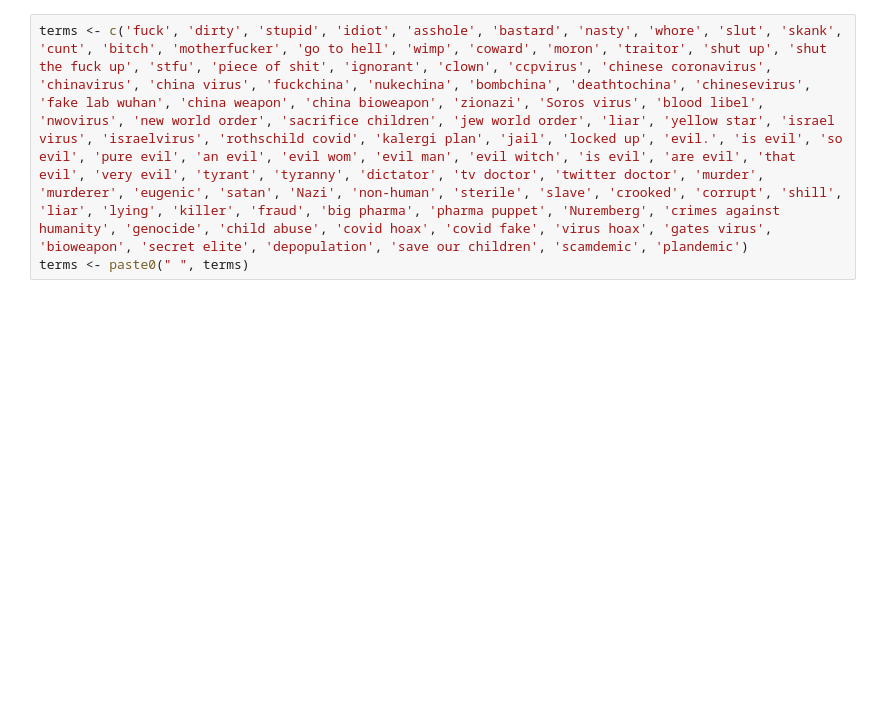
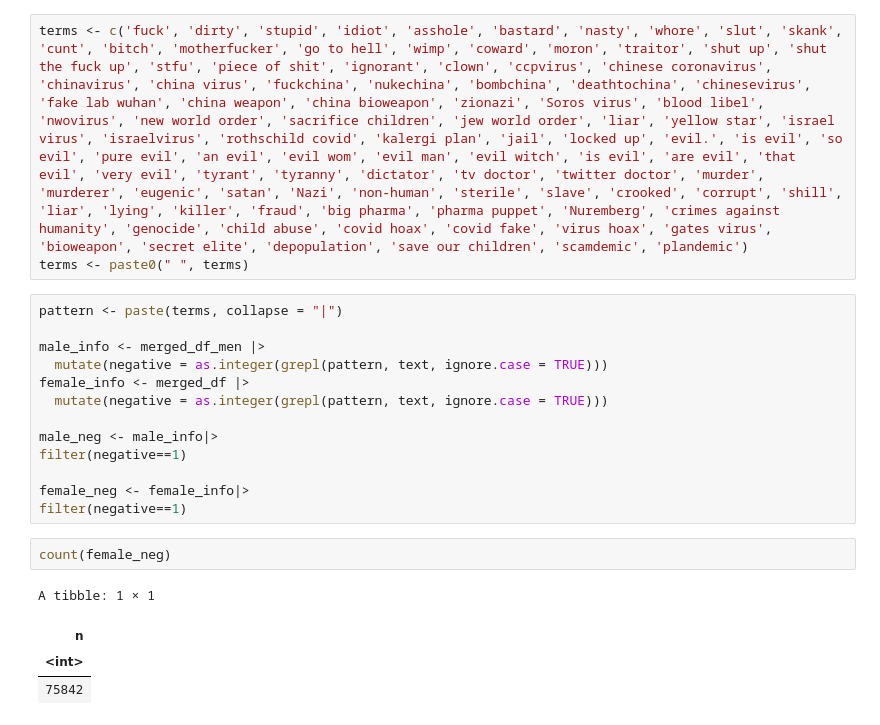
Before and after one commit to Irene-Berezin/tweets, a Jupyter notebook: Untitled-1.ipynb, the cells around one changed output. Cells and saved outputs as stored; diff of their text form; blank space fills up the shorter version.

```diff
--- a/Untitled-1.ipynb
+++ b/Untitled-1.ipynb
@@ -173,3 +237,23 @@ A tibble: 5088774 × 2
 # %%
 terms <- c('fuck', 'dirty', 'stupid', 'idiot', 'asshole', 'bastard', 'nasty', 'whore', 'slut', 'skank', 'cunt', 'bitch', 'motherfucker', 'go to hell', 'wimp', 'coward', 'moron', 'traitor', 'shut up', 'shut the fuck up', 'stfu', 'piece of shit', 'ignorant', 'clown', 'ccpvirus', 'chinese coronavirus', 'chinavirus', 'china virus', 'fuckchina', 'nukechina', 'bombchina', 'deathtochina', 'chinesevirus', 'fake lab wuhan', 'china weapon', 'china bioweapon', 'zionazi', 'Soros virus', 'blood libel', 'nwovirus', 'new world order', 'sacrifice children', 'jew world order', 'liar', 'yellow star', 'israel virus', 'israelvirus', 'rothschild covid', 'kalergi plan', 'jail', 'locked up', 'evil.', 'is evil', 'so evil', 'pure evil', 'an evil', 'evil wom', 'evil man', 'evil witch', 'is evil', 'are evil', 'that evil', 'very evil', 'tyrant', 'tyranny', 'dictator', 'tv doctor', 'twitter doctor', 'murder', 'murderer', 'eugenic', 'satan', 'Nazi', 'non-human', 'sterile', 'slave', 'crooked', 'corrupt', 'shill', 'liar', 'lying', 'killer', 'fraud', 'big pharma', 'pharma puppet', 'Nuremberg', 'crimes against humanity', 'genocide', 'child abuse', 'covid hoax', 'covid fake', 'virus hoax', 'gates virus', 'bioweapon', 'secret elite', 'depopulation', 'save our children', 'scamdemic', 'plandemic')
 terms <- paste0(" ", terms)
+# %%
+pattern <- paste(terms, collapse = "|")
+
+male_info <- merged_df_men |>
+  mutate(negative = as.integer(grepl(pattern, text, ignore.case = TRUE)))
+female_info <- merged_df |>
+  mutate(negative = as.integer(grepl(pattern, text, ignore.case = TRUE)))
+
+male_neg <- male_info|>
+filter(negative==1)
+
+female_neg <- female_info|>
+filter(negative==1)
+# %%
+count(female_neg)
+# %% [output]
+A tibble: 1 × 1
+| n |
+| <int> |
+| 75842 |
```
Also changed, not shown: parts of 16 cells of this notebook.
